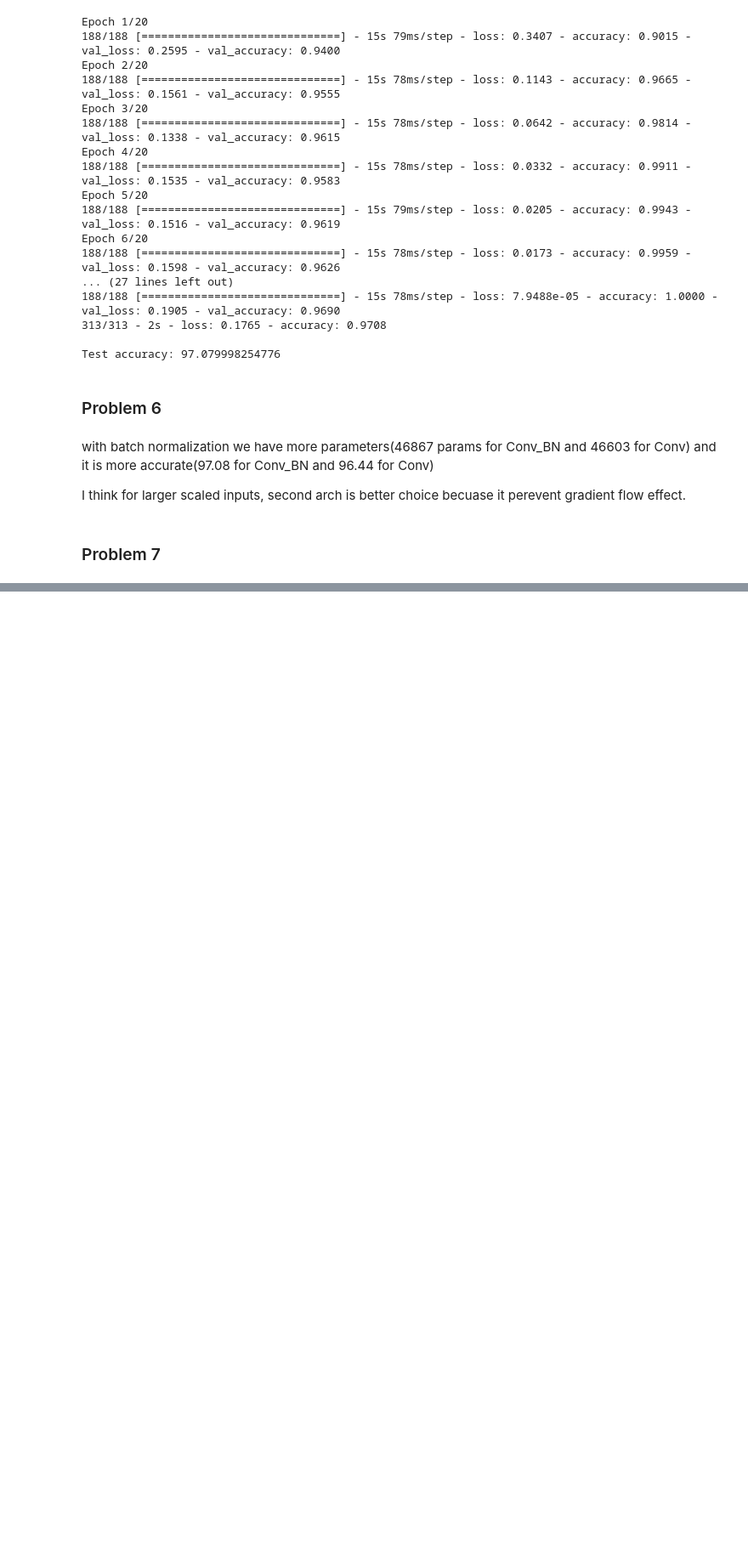
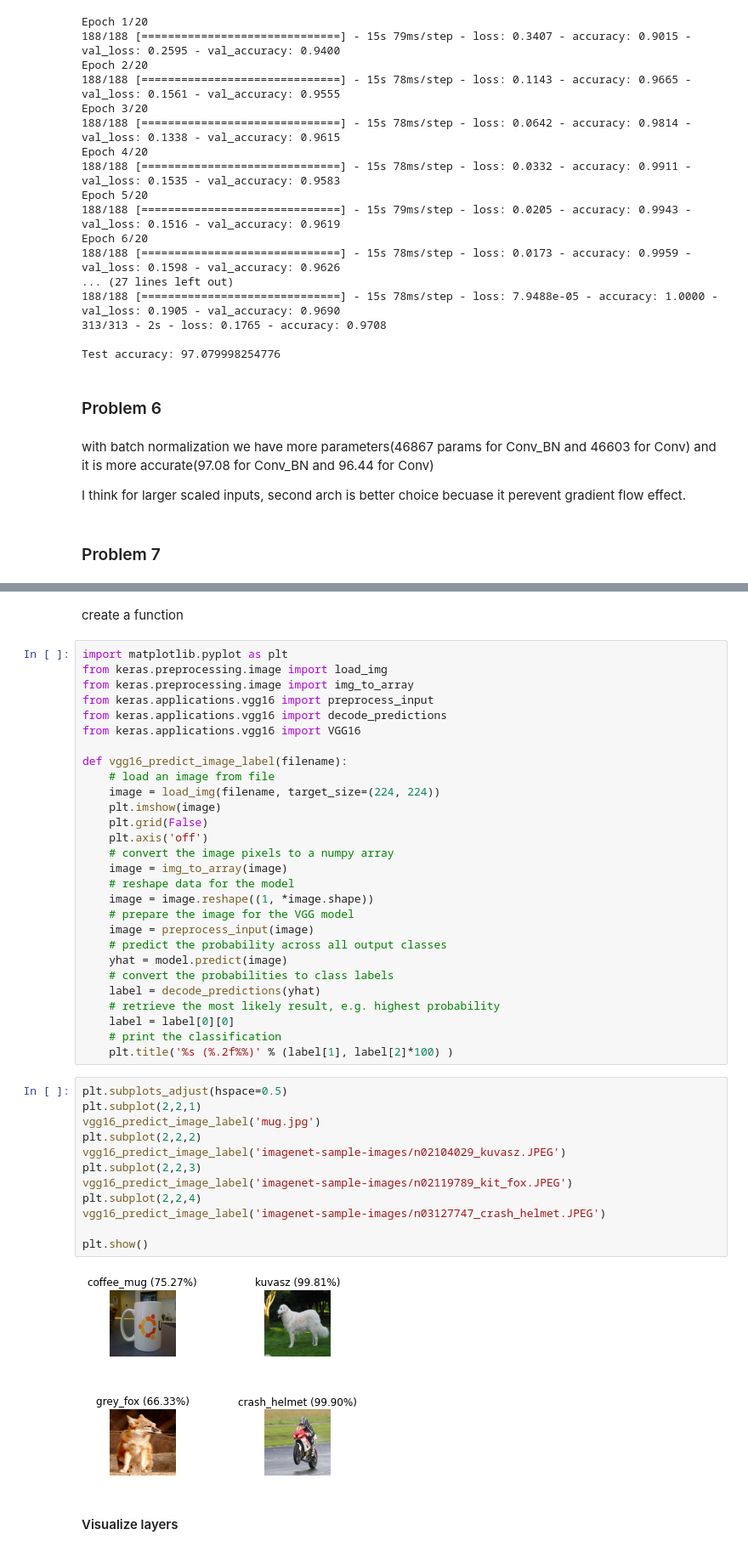
Before and after one commit to MohammadRaziei/Deep-Learning-Cource, a Jupyter notebook: HW02.ipynb, the cells around one changed output, grey strips where cells are left out. Shown at 85% size. Drawn from its saved outputs; the diff is of its cells as text; blank space fills up the shorter version.

```diff
--- a/HW02.ipynb
+++ b/HW02.ipynb
@@ -481,0 +586,46 @@ I think for larger scaled inputs, second arch is better choice becuase it pereve
+# %% [markdown]
+create a function
+# %%
+import matplotlib.pyplot as plt
+from keras.preprocessing.image import load_img
+from keras.preprocessing.image import img_to_array
+from keras.applications.vgg16 import preprocess_input
+from keras.applications.vgg16 import decode_predictions
+from keras.applications.vgg16 import VGG16
+
+def vgg16_predict_image_label(filename):
+    # load an image from file
+    image = load_img(filename, target_size=(224, 224))
+    plt.imshow(image)
+    plt.grid(False)
+    plt.axis('off')
+    # convert the image pixels to a numpy array
+    image = img_to_array(image)
+    # reshape data for the model
+    image = image.reshape((1, *image.shape))
+    # prepare the image for the VGG model
+    image = preprocess_input(image)
+    # predict the probability across all output classes
+    yhat = model.predict(image)
+    # convert the probabilities to class labels
+    label = decode_predictions(yhat)
+    # retrieve the most likely result, e.g. highest probability
+    label = label[0][0]
+    # print the classification
+    plt.title('%s (%.2f%%)' % (label[1], label[2]*100) )
+# %%
+plt.subplots_adjust(hspace=0.5)
+plt.subplot(2,2,1)
+vgg16_predict_image_label('mug.jpg')
+plt.subplot(2,2,2)
+vgg16_predict_image_label('imagenet-sample-images/n02104029_kuvasz.JPEG')
+plt.subplot(2,2,3)
+vgg16_predict_image_label('imagenet-sample-images/n02119789_kit_fox.JPEG')
+plt.subplot(2,2,4)
+vgg16_predict_image_label('imagenet-sample-images/n03127747_crash_helmet.JPEG')
+
+plt.show()
+# %% [output]
+[figure, added]
+# %% [markdown]
+#### Visualize layers
```
Also changed, not shown: parts of 15 cells of this notebook.
